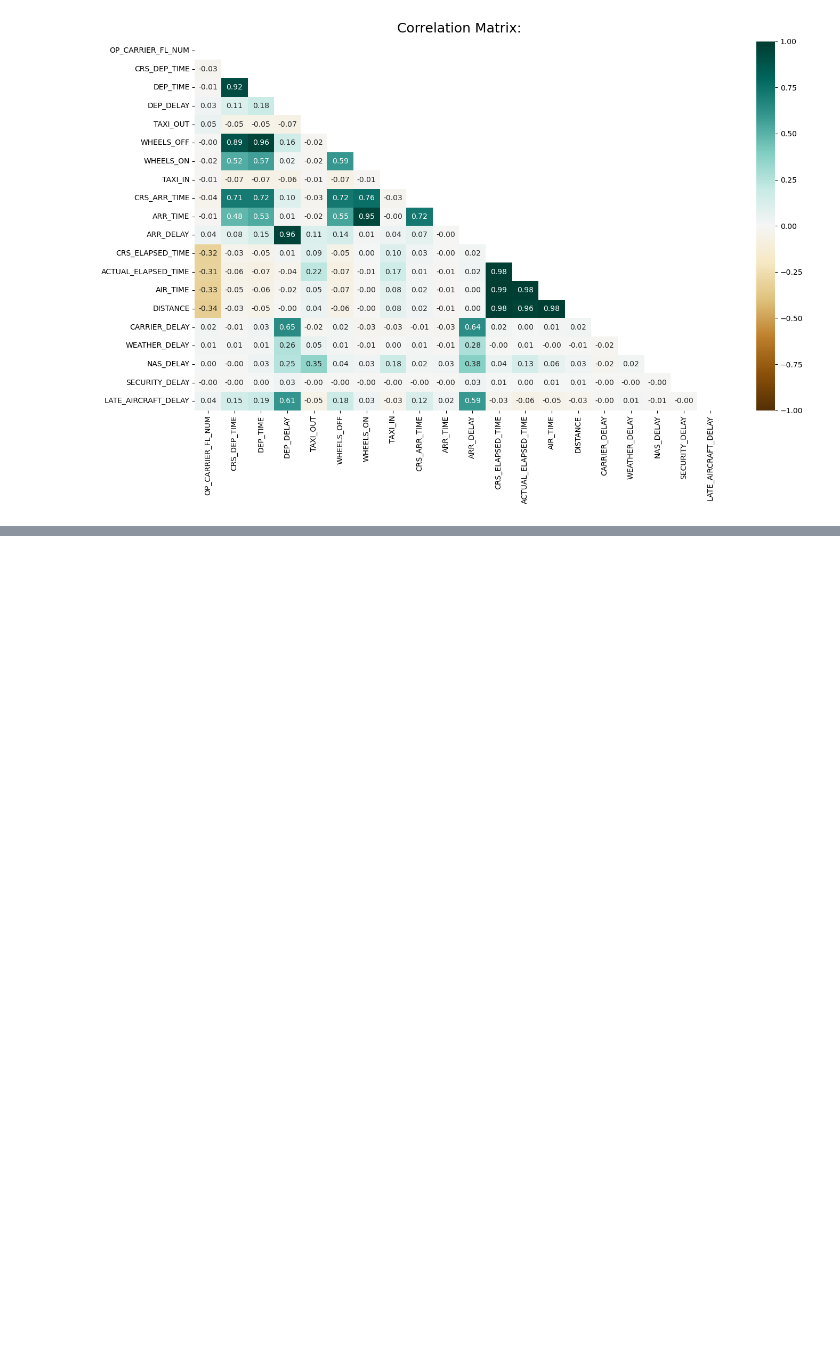
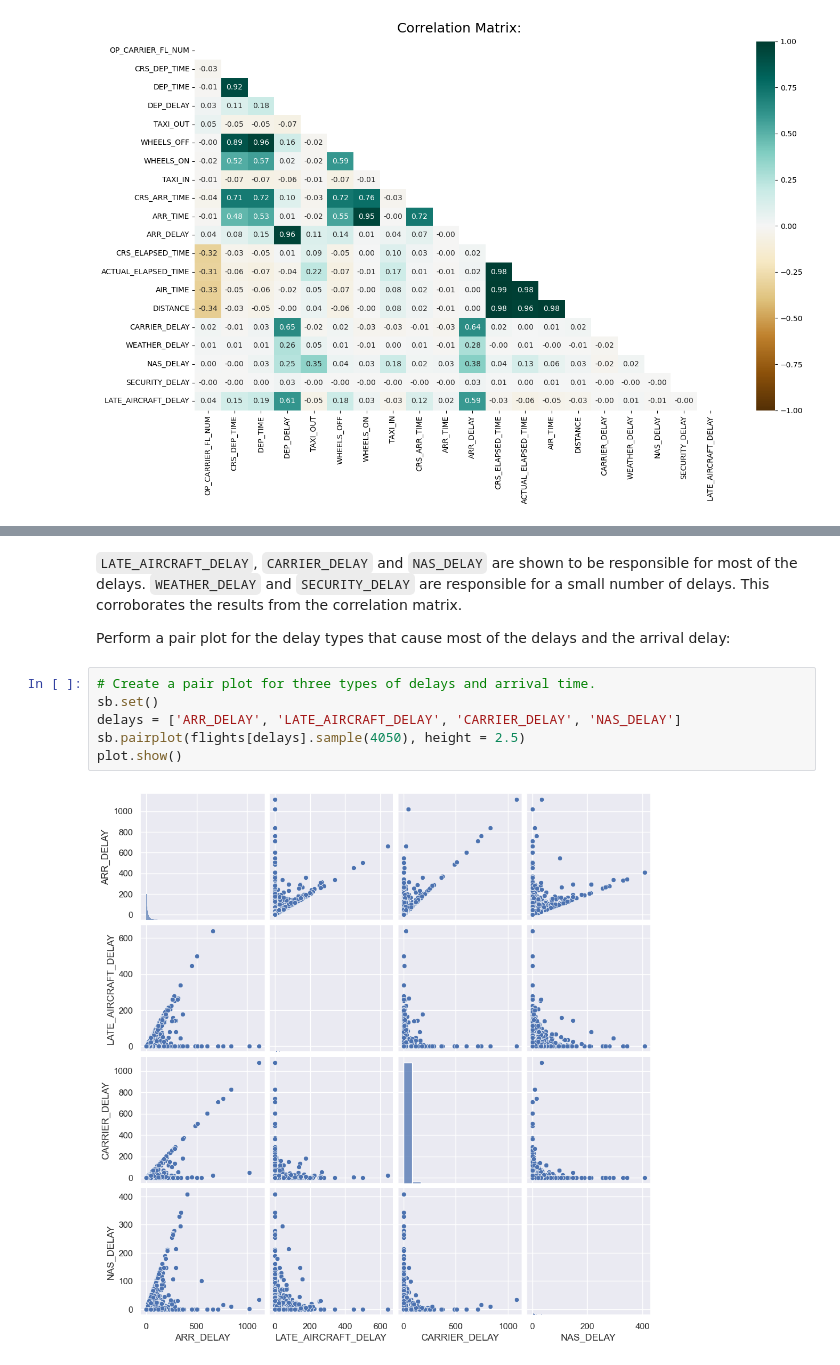
Before and after one commit to misterpsmith/wgu-d195, a Jupyter notebook: flight-delay-causes.ipynb, the cells around one changed output, grey strips where cells are left out. Drawn from its saved outputs; the diff is of its cells as text; blank space fills up the shorter version.

```diff
--- a/flight-delay-causes.ipynb
+++ b/flight-delay-causes.ipynb
@@ -594,0 +607,12 @@ plot.show()
+# %% [markdown]
+`LATE_AIRCRAFT_DELAY`, `CARRIER_DELAY` and `NAS_DELAY` are shown to be responsible for most of the delays. `WEATHER_DELAY` and `SECURITY_DELAY` are responsible for a small number of delays.  This corroborates the results from the correlation matrix.
+
+Perform a pair plot for the delay types that cause most of the delays and the arrival delay:
+# %%
+# Create a pair plot for three types of delays and arrival time.
+sb.set()
+delays = ['ARR_DELAY', 'LATE_AIRCRAFT_DELAY', 'CARRIER_DELAY', 'NAS_DELAY']
+sb.pairplot(flights[delays].sample(4050), height = 2.5)
+plot.show()
+# %% [output]
+[figure, added]
```
Also changed, not shown: parts of 3 cells of this notebook.
